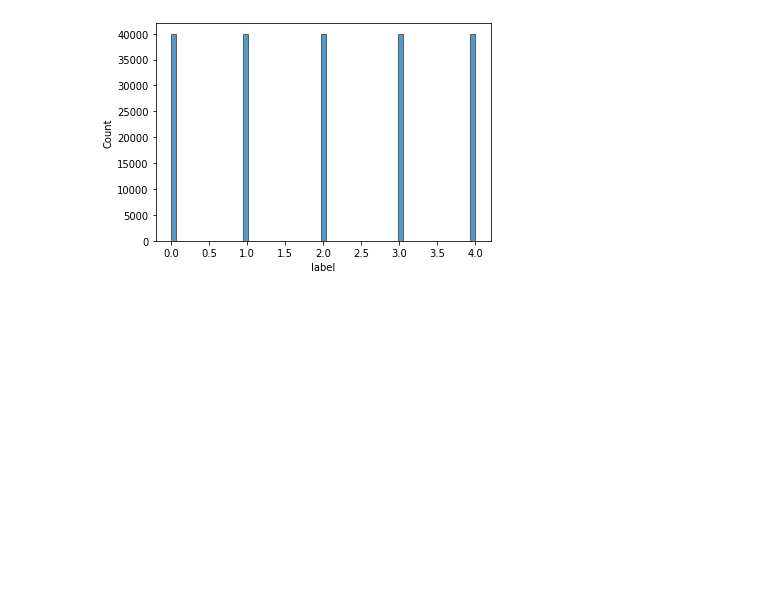
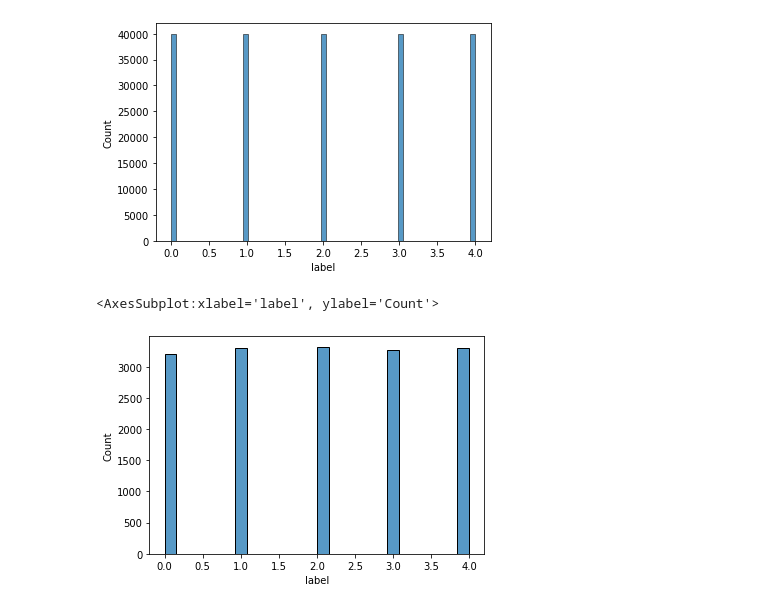
Before and after one commit to ThibaultDieudonne/Comments-and-Pictures-Classification, a Jupyter notebook: n.ipynb, the cells around one changed output. Drawn from its saved outputs; the diff is of its cells as text; code cells hidden in the pictures; blank space fills up the shorter version.

```diff
--- a/n.ipynb
+++ b/n.ipynb
@@ -193,7 +193,11 @@ sns.histplot(x=pictures["label"])
 # %%
 train_df = pictures.head(nrows)
 pictures = pictures.tail(pictures.shape[0] - nrows)
 test_df = pictures.head(nrows)
+sns.histplot(x=train_df["label"])
+# %% [output]
+<AxesSubplot:xlabel='label', ylabel='Count'>
+[figure, added]
 # %%
 def set_shapes(image, label):
     image.set_shape((224, 224, 3))
```
Also changed, not shown: parts of 7 cells of this notebook, 2 other files.
